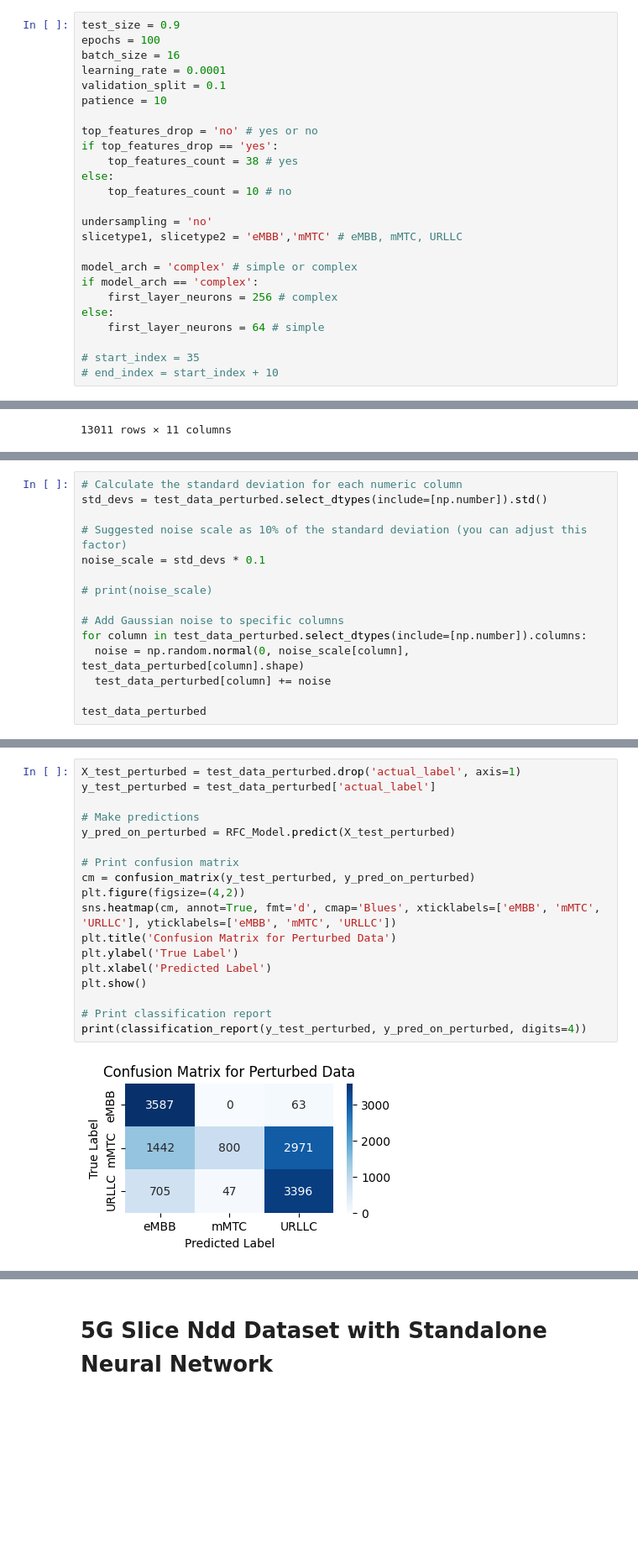
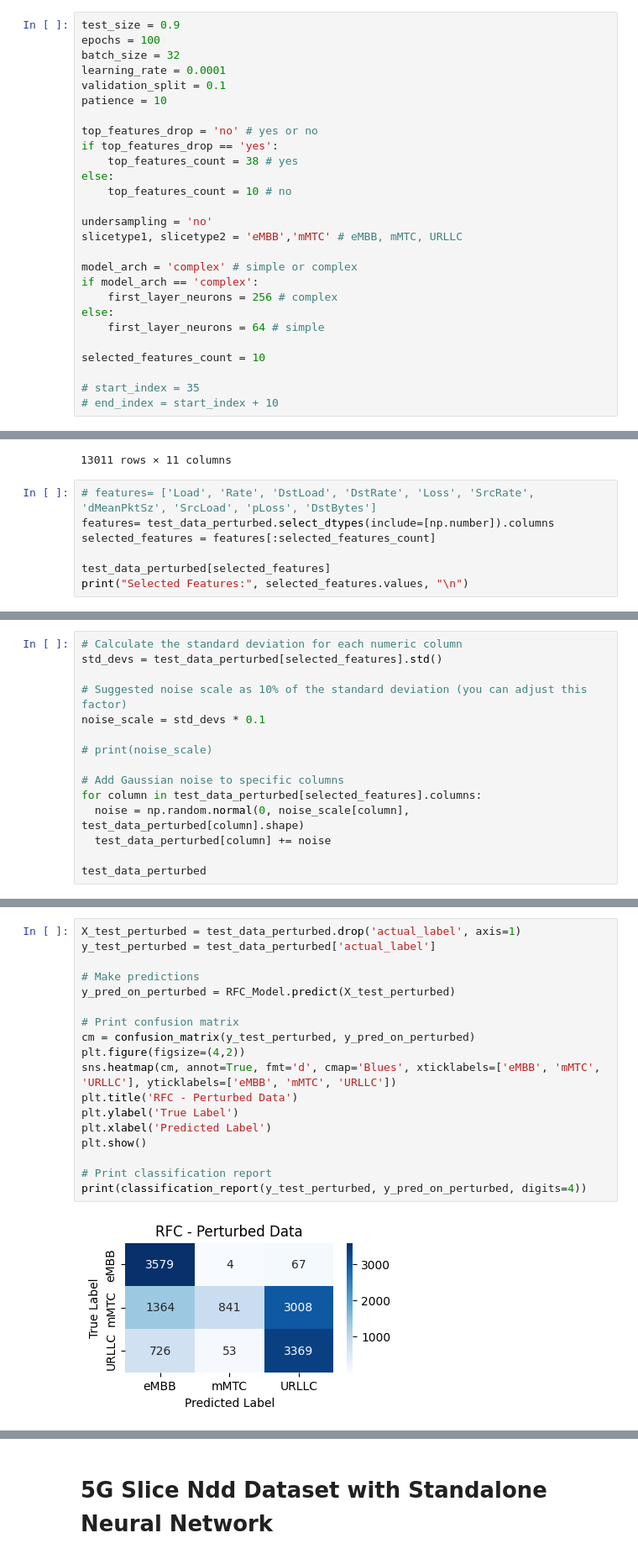
Before and after one commit to sujeshpadhi91/Network-Slicing-with-ML, a Jupyter notebook: Notebooks/Exp19_NSI_TL_vs_RFC_data_perturbation.ipynb, the cells around one changed output, grey strips where cells are left out. Shown: that part at 84% size. Saved outputs shown, nothing was run; the diff lists cells and outputs as text; blank space fills up the shorter version.

Commit message:
inserted gaussian noise with different combination of selected features

```diff
--- a/Notebooks/Exp19_NSI_TL_vs_RFC_data_perturbation.ipynb
+++ b/Notebooks/Exp19_NSI_TL_vs_RFC_data_perturbation.ipynb
@@ -65,7 +54,7 @@ Mounted at /content/drive
 # %%
 test_size = 0.9
 epochs = 100
-batch_size = 16
+batch_size = 32
 learning_rate = 0.0001
 validation_split = 0.1
 patience = 10
@@ -85,6 +74,8 @@ if model_arch == 'complex':
 else:
     first_layer_neurons = 64 # simple
 
+selected_features_count = 10
+
 # start_index = 35
 # end_index = start_index + 10
 # %%
@@ -478,3 +469,10 @@ test_data_perturbed
 | 13009 | 1.719570e+06 | 251.886349 | 1.556884e+06 | 195.488300 | 1.000000 | 96.543884 | 1374.245846 | 86464.709460 | 0.245234 | 524175.773500 | ... |
 | 13010 | 2.196094e+03 | 3.593429 | 7.014096e+02 | 1.351170 | 1.013148 | 1.905596 | 68.125928 | 1460.459517 | 9.122053 | 458.215389 | ... |
 13011 rows × 11 columns
+# %%
+# features= ['Load', 'Rate', 'DstLoad', 'DstRate', 'Loss', 'SrcRate', 'dMeanPktSz', 'SrcLoad', 'pLoss', 'DstBytes']
+features= test_data_perturbed.select_dtypes(include=[np.number]).columns
+selected_features = features[:selected_features_count]
+
+test_data_perturbed[selected_features]
+print("Selected Features:", selected_features.values, "\n")
@@ -481,6 +482,6 @@ test_data_perturbed
 # %%
 # Calculate the standard deviation for each numeric column
-std_devs = test_data_perturbed.select_dtypes(include=[np.number]).std()
+std_devs = test_data_perturbed[selected_features].std()
 
 # Suggested noise scale as 10% of the standard deviation (you can adjust this factor)
 noise_scale = std_devs * 0.1
@@ -488,7 +489,7 @@ noise_scale = std_devs * 0.1
 # print(noise_scale)
 
 # Add Gaussian noise to specific columns
-for column in test_data_perturbed.select_dtypes(include=[np.number]).columns:
+for column in test_data_perturbed[selected_features].columns:
   noise = np.random.normal(0, noise_scale[column], test_data_perturbed[column].shape)
   test_data_perturbed[column] += noise
 
@@ -510,22 +517,22 @@ test_data_perturbed
 # %%
 X_test_perturbed = test_data_perturbed.drop('actual_label', axis=1)
 y_test_perturbed = test_data_perturbed['actual_label']
 
 # Make predictions
 y_pred_on_perturbed = RFC_Model.predict(X_test_perturbed)
 
 # Print confusion matrix
 cm = confusion_matrix(y_test_perturbed, y_pred_on_perturbed)
 plt.figure(figsize=(4,2))
 sns.heatmap(cm, annot=True, fmt='d', cmap='Blues', xticklabels=['eMBB', 'mMTC', 'URLLC'], yticklabels=['eMBB', 'mMTC', 'URLLC'])
-plt.title('Confusion Matrix for Perturbed Data')
+plt.title('RFC - Perturbed Data')
 plt.ylabel('True Label')
 plt.xlabel('Predicted Label')
 plt.show()
 
 # Print classification report
 print(classification_report(y_test_perturbed, y_pred_on_perturbed, digits=4))
 # %% [output]
-[figure, old version]
+[figure, new version]
               precision    recall  f1-score   support
 
```
Also changed, not shown: parts of 25 cells of this notebook.
